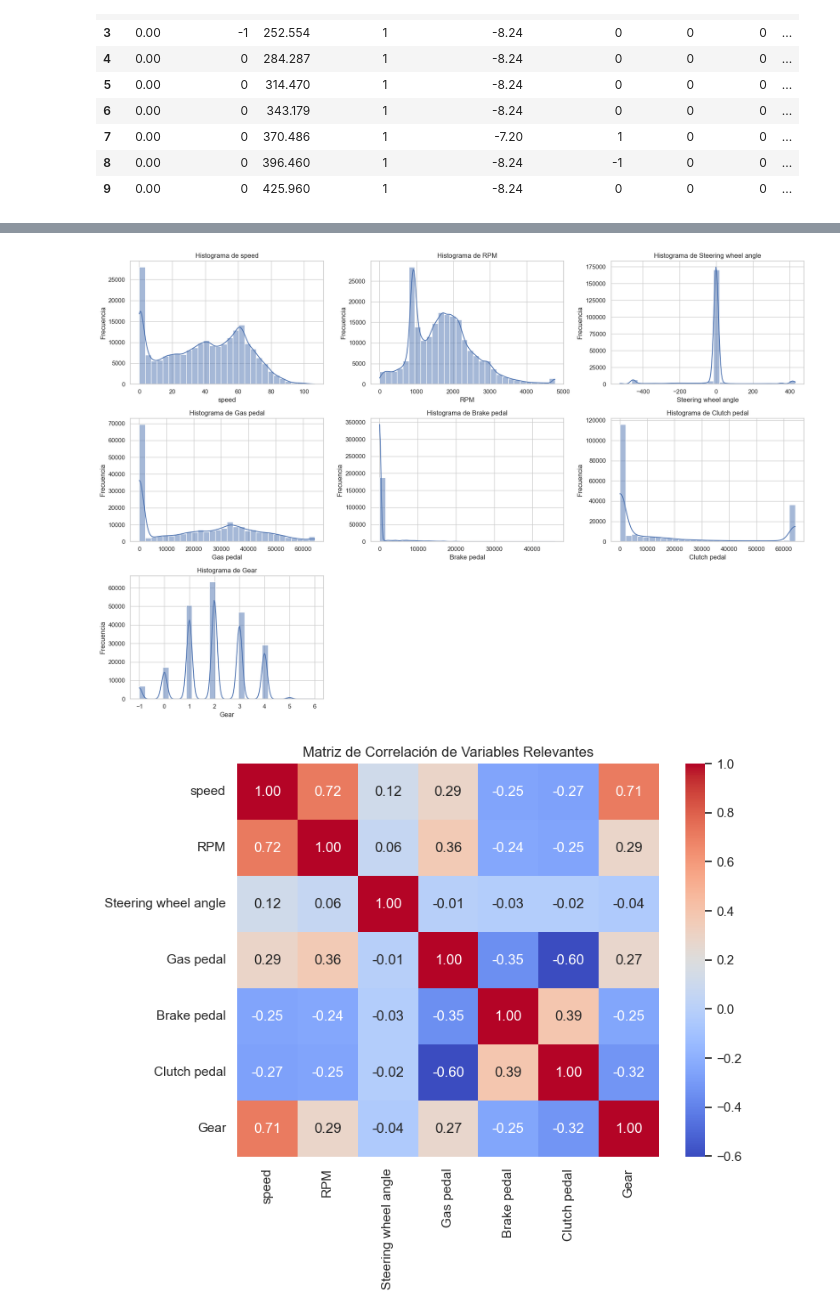
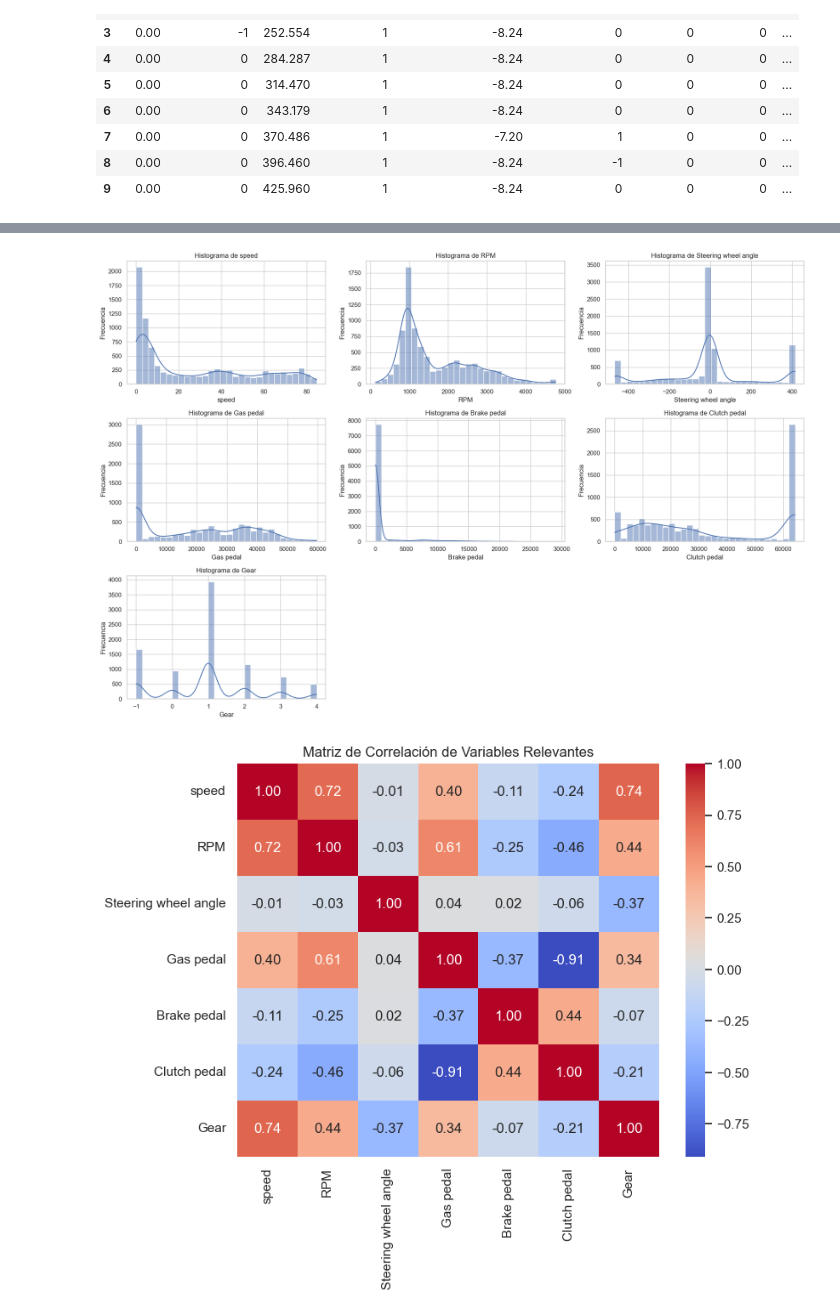
Before and after one commit to CDF51342/IA-Driving-Maneuvers, a Jupyter notebook: 1. Preprocesamiento y Exploración.ipynb, the cells around one changed output, grey strips where cells are left out. Saved outputs shown, nothing was run; the diff lists cells and outputs as text; code cells hidden in the pictures.

Commit message:
- Add requirements.txt and update README for dependency installation - Finished Notebook 1

```diff
--- a/1. Preprocesamiento y Exploración.ipynb
+++ b/1. Preprocesamiento y Exploración.ipynb
@@ -27,8 +27,7 @@ El principal objetivo de este notebook es preparar y entender el dataset mediant
 
 Este preprocesamiento es fundamental para preparar la información que se utilizará en el siguiente Notebook, donde se implementará la segmentación temporal y el modelado para la detección de maniobras.
 # %%
-# Instalación de los requisitos
-%pip install pandas numpy matplotlib seaborn openpyxl
+# Asegurar haber instalado las librerías necesarias con requirements.txt (README.md - Apartado 7)
 
 # Importación de las librerías básicas
 import os
@@ -37,8 +36,8 @@ import pandas as pd
 import seaborn as sns
 import matplotlib.pyplot as plt
 
-# Configuración básica para gráficos en línea
+# Configuración básica para los gráficos en línea
 %matplotlib inline
 
-# Opcional: Configurar el estilo de los gráficos
-sns.set(style='whitegrid')
+# Configurar el estilo de los gráficos
+sns.set_theme(style="whitegrid")
@@ -499,23 +479,5 @@ Este análisis permite entender la distribución de los datos y a identificar po
 # %%
-# TODO - VER CON QUE NOS QUEDAMOS DE ESTO
-
-# 1. Estadísticas descriptivas de las variables relevantes
-print("Estadísticas descriptivas:")
-print(
-    df_relevant[
-        [
-            "speed",
-            "RPM",
-            "Steering wheel angle",
-            "Gas pedal",
-            "Brake pedal",
-            "Clutch pedal",
-            "Gear",
-        ]
-    ].describe()
-)
-
-# 2. Histogramas de las variables relevantes
+# Definimos las variables relevantes para el análisis
 variables = [
     "speed",
     "RPM",
@@ -525,25 +487,31 @@ variables = [
     "Clutch pedal",
     "Gear",
 ]
-plt.figure(figsize=(18, 12))
-for i, var in enumerate(variables):
-    plt.subplot(3, 3, i + 1)
-    sns.histplot(df_relevant[var], bins=30, kde=True)
-    plt.title(f"Histograma de {var}")
-    plt.xlabel(var)
-    plt.ylabel("Frecuencia")
-plt.tight_layout()
-plt.show()
 
-# 3. Matriz de correlación de las variables relevantes
-corr_matrix = df_relevant[variables].corr()
-plt.figure(figsize=(8, 6))
-sns.heatmap(corr_matrix, annot=True, cmap="coolwarm", fmt=".2f")
-plt.title("Matriz de Correlación de Variables Relevantes")
-plt.show()
+# Seleccionamos un DataFrame de ejemplo del diccionario.
+# Por ejemplo, el DataFrame correspondiente al Driver1 en la maniobra "STISIMData_3step-Turnings"
+example_key = ("Driver1", "STISIMData_3step-Turnings")
+if example_key in df_dict_filtered:
+    df_example = df_dict_filtered[example_key]
 
-# 4. Pairplot opcional para visualizar relaciones entre variables
-sns.pairplot(df_relevant[variables])
-plt.suptitle("Pairplot de Variables Relevantes", y=1.02)
-plt.show()
+    # 1. Histogramas de las variables relevantes
+    plt.figure(figsize=(18, 12))
+    for i, var in enumerate(variables):
+        plt.subplot(3, 3, i + 1)
+        sns.histplot(df_example[var], bins=30, kde=True)
+        plt.title(f"Histograma de {var}")
+        plt.xlabel(var)
+        plt.ylabel("Frecuencia")
+    plt.tight_layout()
+    plt.show()
+
+    # 2. Matriz de correlación
+    corr_matrix = df_example[variables].corr()
+    plt.figure(figsize=(8, 6))
+    sns.heatmap(corr_matrix, annot=True, cmap="coolwarm", fmt=".2f")
+    plt.title("Matriz de Correlación de Variables Relevantes")
+    plt.show()
+
+else:
+    print(f"No se encontró el DataFrame para la clave {example_key}")
 # %% [output]
@@ -570,2 +518,2 @@ max     45892.000000   64253.000000       6.000000
-[figure, old version]
+[figure, new version]
-[figure, old version]
+[figure, new version]
```
Also changed, not shown: parts of 25 cells of this notebook, 2 other files.
